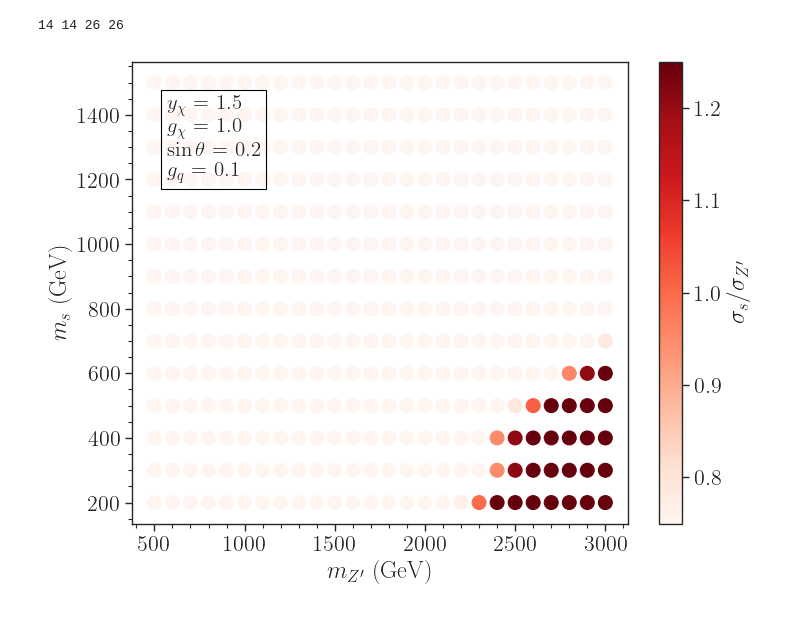
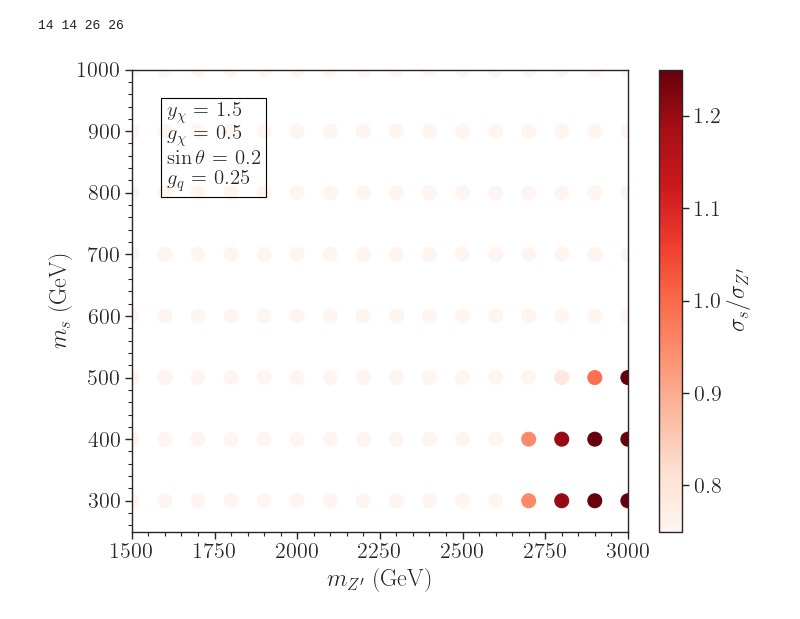
Before and after one commit to SModelS/smodelsv3-paper, a Jupyter notebook: notebooks/Map-ratio-xsec.ipynb, the cells around one changed output. Drawn from its saved outputs; the diff is of its cells as text; code cells hidden in the pictures.

```diff
--- a/notebooks/Map-ratio-xsec.ipynb
+++ b/notebooks/Map-ratio-xsec.ipynb
@@ -88,14 +88,14 @@ filter1 = {
            '$y_{\\chi}$': 1.5
           }
 filter2 = {
-           '$g_{\\chi}$': 1.0
+           '$g_{\\chi}$': 0.5
           }
 filter3 = {
            '$\\sin\\theta$': 0.2
           }
 
 filter4 = {
-           '$g_{q}$': 0.1
+           '$g_{q}$': 0.25
           }
 
 str1 = '\n'.join([r'%s = %s' %(k,v) for k,v in filter1.items()])
@@ -138,20 +138,20 @@ xsecs['$\sigma_{S} / \sigma_{Zp}$'] = vals
 # %%
 # Plot results
 plt.figure(figsize=(8,6))
 plt.scatter(x=xsecs['$m_{Zp}$'], y=xsecs['$m_{s}$'], vmin=0.75, vmax=1.25,
             cmap=plt.cm.get_cmap('Reds'), c=xsecs['$\\sigma_{S} / \\sigma_{Zp} (cut)$'], s=100)
 
 cbar=plt.colorbar(label=r'$\sigma_{s} / \sigma_{Z^{\prime}}$')
 
 plt.xlabel(r'$m_{Z^{\prime}}$ (GeV)')
 plt.ylabel(r'$m_{s}$ (GeV)')
 
-# plt.xlim(1500.0, 3000.0)
-# plt.ylim(250.0, 1000.0)
+plt.xlim(1500.0, 3000.0)
+plt.ylim(250.0, 1000.0)
 
 plt.text(0.07,0.75,textstr,fontsize=15,bbox=dict(facecolor='none', edgecolor='black'),
          transform = plt.gca().transAxes)
 plt.minorticks_on()
 plt.show()
 # %% [output]
-[figure, old version]
+[figure, new version]
```
Also changed, not shown: parts of 2 cells of this notebook, 2 other files.
